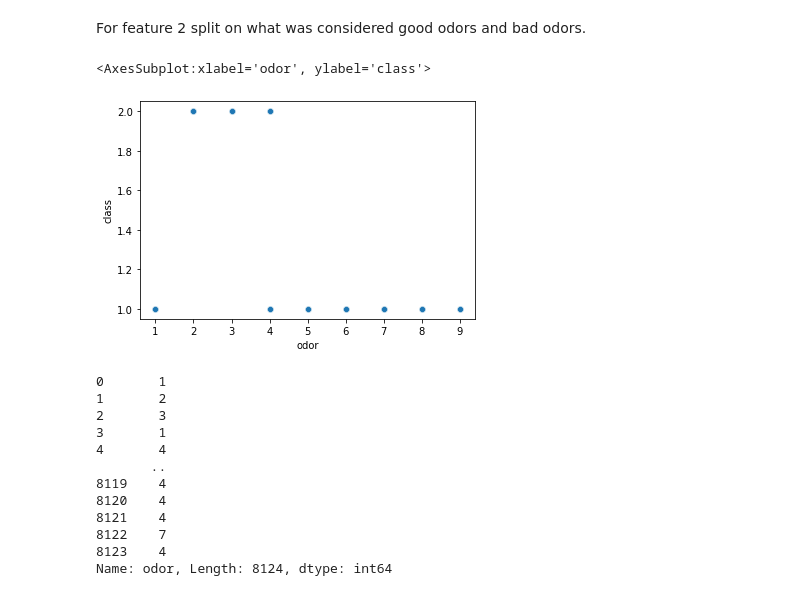
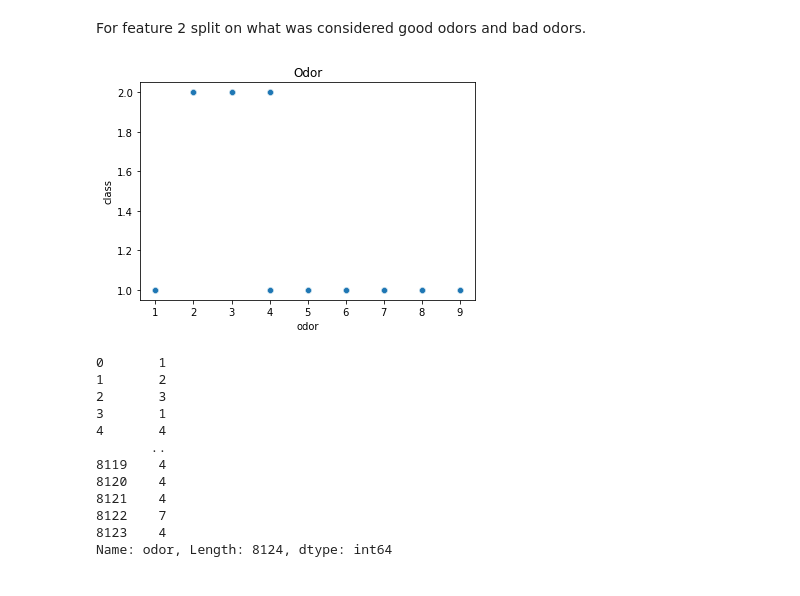
Before and after one commit to raizelistaken/Classification_project3, a Jupyter notebook: Tuesday.ipynb, the cells around one changed output. Cells and saved outputs as stored; diff of their text form; code cells hidden in the pictures.

```diff
--- a/Tuesday.ipynb
+++ b/Tuesday.ipynb
@@ -234,9 +241,11 @@ For feature 2 split on what was considered good odors and bad odors.
 # %%
 sns.scatterplot(data=df, x=df['odor'], y='class')
 # 1 = poison, 2 = edible
+plt.title("Odor")
+
+plt.savefig("odorclass.jpg")
 # %% [output]
-<AxesSubplot:xlabel='odor', ylabel='class'>
-[figure, old version]
+[figure, new version]
 # %%
 df['odor']
 # %% [output]
```
Also changed, not shown: parts of 5 cells of this notebook, 6 other files.
